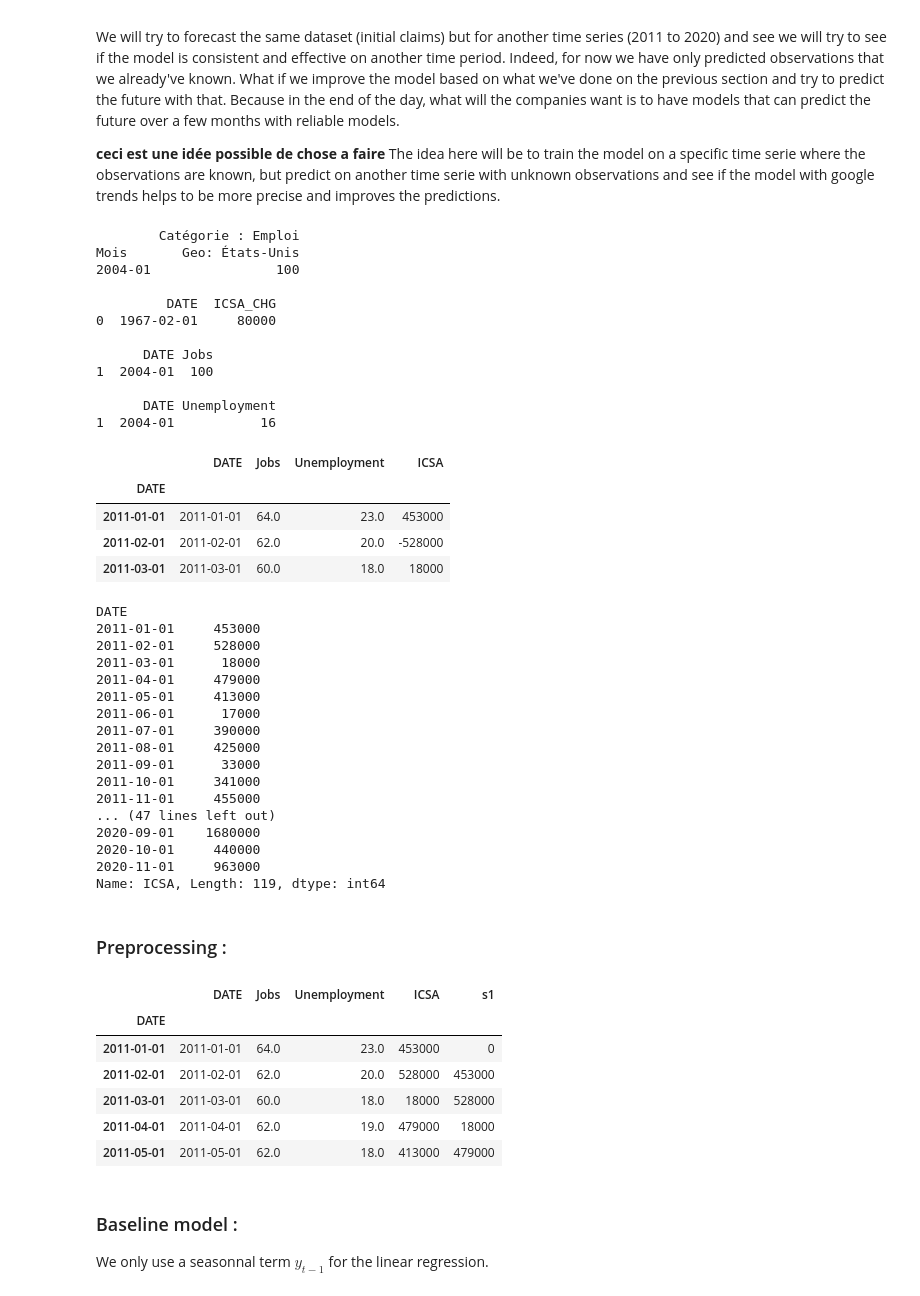
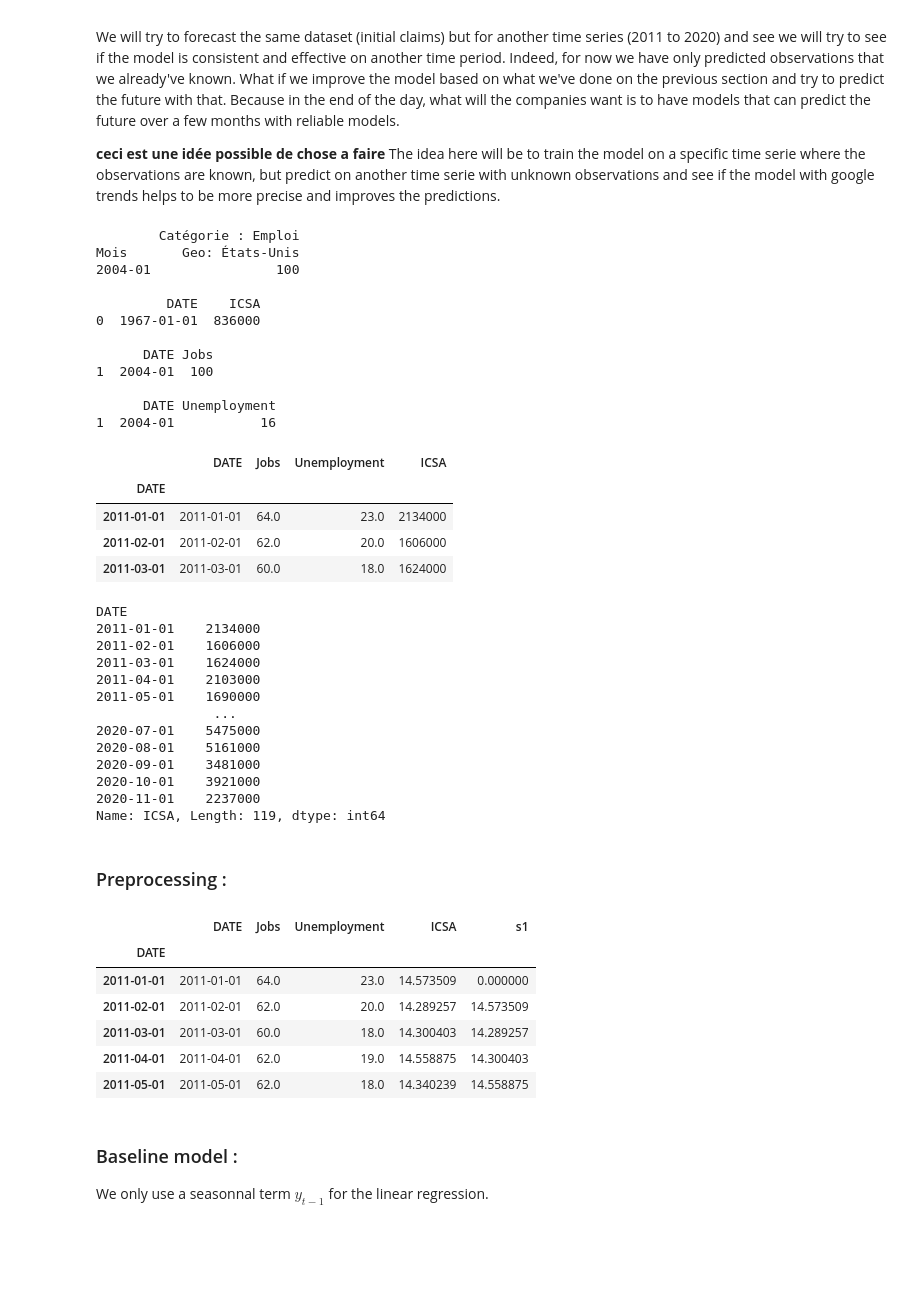
Before and after one commit to epfl-ada/ada-2020-project-milestone-p3-p3_adaimb, a Jupyter notebook: MilestoneP4.ipynb, the cells around one changed output. Drawn from its saved outputs; the diff is of its cells as text; code cells hidden in the pictures; blank space fills up the shorter version.

```diff
--- a/MilestoneP4.ipynb
+++ b/MilestoneP4.ipynb
@@ -325,58 +325,54 @@ print(WU.head(1))
 print(' ')
 
 # Make sure values are float and <1 is converted to 0
 WU['Unemployment']= [float(s.replace('<\xa01','0')) for s in WU['Unemployment']]
 
 # claims has weekly observations of iclaims and trends has monthly observations.
 # To solve this issue, we calculate the monthly average for iclaims. We already select the time frame of interest
 # 2011-2020
 idx = jobs.loc[jobs['DATE'].isin(['2011-01'])].index.tolist()[0]
 idx2 = claims.loc[claims['DATE'].isin(['2011-01-01'])].index.tolist()[0]
-ICSA = claims['ICSA_CHG'][idx2:].values
+ICSA = claims['ICSA'][idx2:].values
 
 # Finally we create a clean dataframe with all the required features
 iclaims = pd.DataFrame({'DATE':jobs['DATE'][idx-1:],'Jobs':jobs['Jobs'][idx-1:],'Unemployment':WU['Unemployment'][idx-1:],'ICSA':ICSA}).reset_index().drop('index', axis=1)
 iclaims.DATE = pd.to_datetime(iclaims.DATE)
 iclaims = iclaims.set_index(iclaims['DATE'])
 #iclaims.index = pd.DatetimeIndex(iclaims.index.values,freq='MS') # Indicate that our index is sampled by months
 iclaims.head(3)
 # %% [output]
         Catégorie : Emploi
 Mois       Geo: États-Unis
 2004-01                100
 
-         DATE  ICSA_CHG
-0  1967-02-01     80000
+         DATE    ICSA
+0  1967-01-01  836000
 
       DATE Jobs
 1  2004-01  100
 
       DATE Unemployment
 1  2004-01           16
 |  | DATE | Jobs | Unemployment | ICSA |
 | DATE |  |  |  |  |
-| 2011-01-01 | 2011-01-01 | 64.0 | 23.0 | 453000 |
-| 2011-02-01 | 2011-02-01 | 62.0 | 20.0 | -528000 |
-| 2011-03-01 | 2011-03-01 | 60.0 | 18.0 | 18000 |
+| 2011-01-01 | 2011-01-01 | 64.0 | 23.0 | 2134000 |
+| 2011-02-01 | 2011-02-01 | 62.0 | 20.0 | 1606000 |
+| 2011-03-01 | 2011-03-01 | 60.0 | 18.0 | 1624000 |
 # %%
 np.abs(iclaims.ICSA)
 # %% [output]
 DATE
-2011-01-01     453000
-2011-02-01     528000
-2011-03-01      18000
-2011-04-01     479000
-2011-05-01     413000
-2011-06-01      17000
-2011-07-01     390000
-2011-08-01     425000
-2011-09-01      33000
-2011-10-01     341000
-2011-11-01     455000
-... (47 lines left out)
-2020-09-01    1680000
-2020-10-01     440000
-2020-11-01     963000
+2011-01-01    2134000
+2011-02-01    1606000
+2011-03-01    1624000
+2011-04-01    2103000
+2011-05-01    1690000
+               ...
+2020-07-01    5475000
+2020-08-01    5161000
+2020-09-01    3481000
+2020-10-01    3921000
+2020-11-01    2237000
 Name: ICSA, Length: 119, dtype: int64
 # %% [markdown]
 ### Preprocessing :
@@ -389,11 +385,11 @@ iclaims.head()
 # %% [output]
 |  | DATE | Jobs | Unemployment | ICSA | s1 |
 | DATE |  |  |  |  |  |
-| 2011-01-01 | 2011-01-01 | 64.0 | 23.0 | 453000 | 0 |
-| 2011-02-01 | 2011-02-01 | 62.0 | 20.0 | 528000 | 453000 |
-| 2011-03-01 | 2011-03-01 | 60.0 | 18.0 | 18000 | 528000 |
-| 2011-04-01 | 2011-04-01 | 62.0 | 19.0 | 479000 | 18000 |
-| 2011-05-01 | 2011-05-01 | 62.0 | 18.0 | 413000 | 479000 |
+| 2011-01-01 | 2011-01-01 | 64.0 | 23.0 | 14.573509 | 0.000000 |
+| 2011-02-01 | 2011-02-01 | 62.0 | 20.0 | 14.289257 | 14.573509 |
+| 2011-03-01 | 2011-03-01 | 60.0 | 18.0 | 14.300403 | 14.289257 |
+| 2011-04-01 | 2011-04-01 | 62.0 | 19.0 | 14.558875 | 14.300403 |
+| 2011-05-01 | 2011-05-01 | 62.0 | 18.0 | 14.340239 | 14.558875 |
 # %% [markdown]
 ### Baseline model :
 
```
Also changed, not shown: parts of 9 cells of this notebook.
